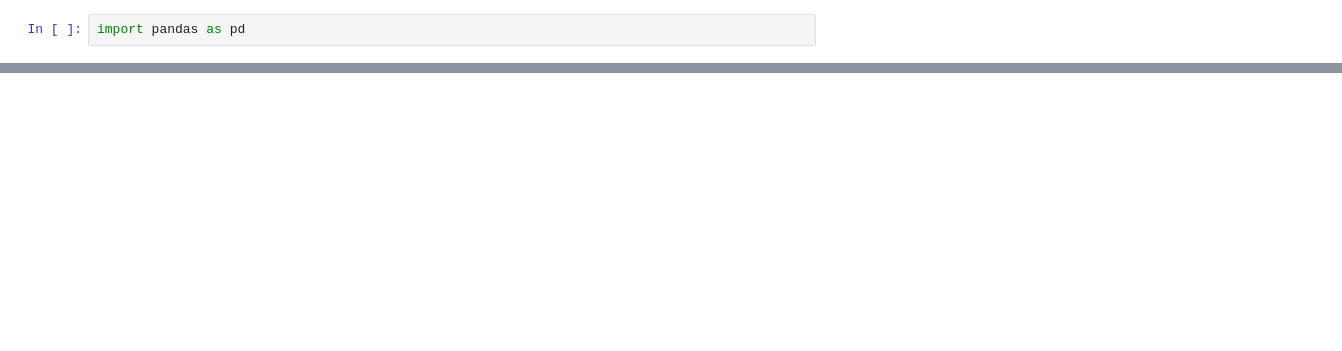
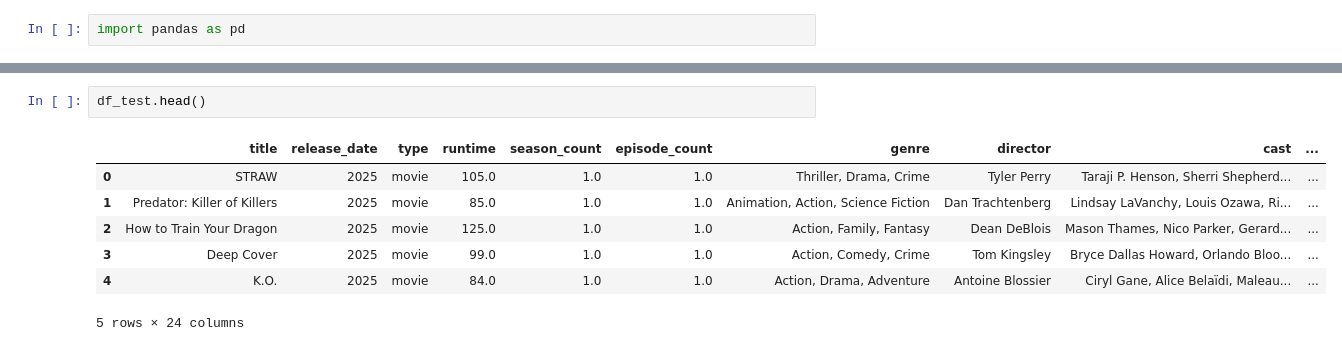
Before and after one commit to bini0126/weekend_ai, a Jupyter notebook: project_1/기타) 데이터 확인용.ipynb, the cells around one changed output, grey strips where cells are left out. Saved outputs shown, nothing was run; the diff lists cells and outputs as text; blank space fills up the shorter version.

```diff
--- a/project_1/기타) 데이터 확인용.ipynb
+++ b/project_1/기타) 데이터 확인용.ipynb
@@ -61,0 +28,10 @@ memory usage: 1.9+ MB
+# %%
+df_test.head()
+# %% [output]
+|  | title | release_date | type | runtime | season_count | episode_count | genre | director | cast | ... |
+| 0 | STRAW | 2025 | movie | 105.0 | 1.0 | 1.0 | Thriller, Drama, Crime | Tyler Perry | Taraji P. Henson, Sherri Shepherd... | ... |
+| 1 | Predator: Killer of Killers | 2025 | movie | 85.0 | 1.0 | 1.0 | Animation, Action, Science Fiction | Dan Trachtenberg | Lindsay LaVanchy, Louis Ozawa, Ri... | ... |
+| 2 | How to Train Your Dragon | 2025 | movie | 125.0 | 1.0 | 1.0 | Action, Family, Fantasy | Dean DeBlois | Mason Thames, Nico Parker, Gerard... | ... |
+| 3 | Deep Cover | 2025 | movie | 99.0 | 1.0 | 1.0 | Action, Comedy, Crime | Tom Kingsley | Bryce Dallas Howard, Orlando Bloo... | ... |
+| 4 | K.O. | 2025 | movie | 84.0 | 1.0 | 1.0 | Action, Drama, Adventure | Antoine Blossier | Ciryl Gane, Alice Belaïdi, Maleau... | ... |
+5 rows × 24 columns
```
Also changed, not shown: parts of 11 cells of this notebook, 5 other files.
